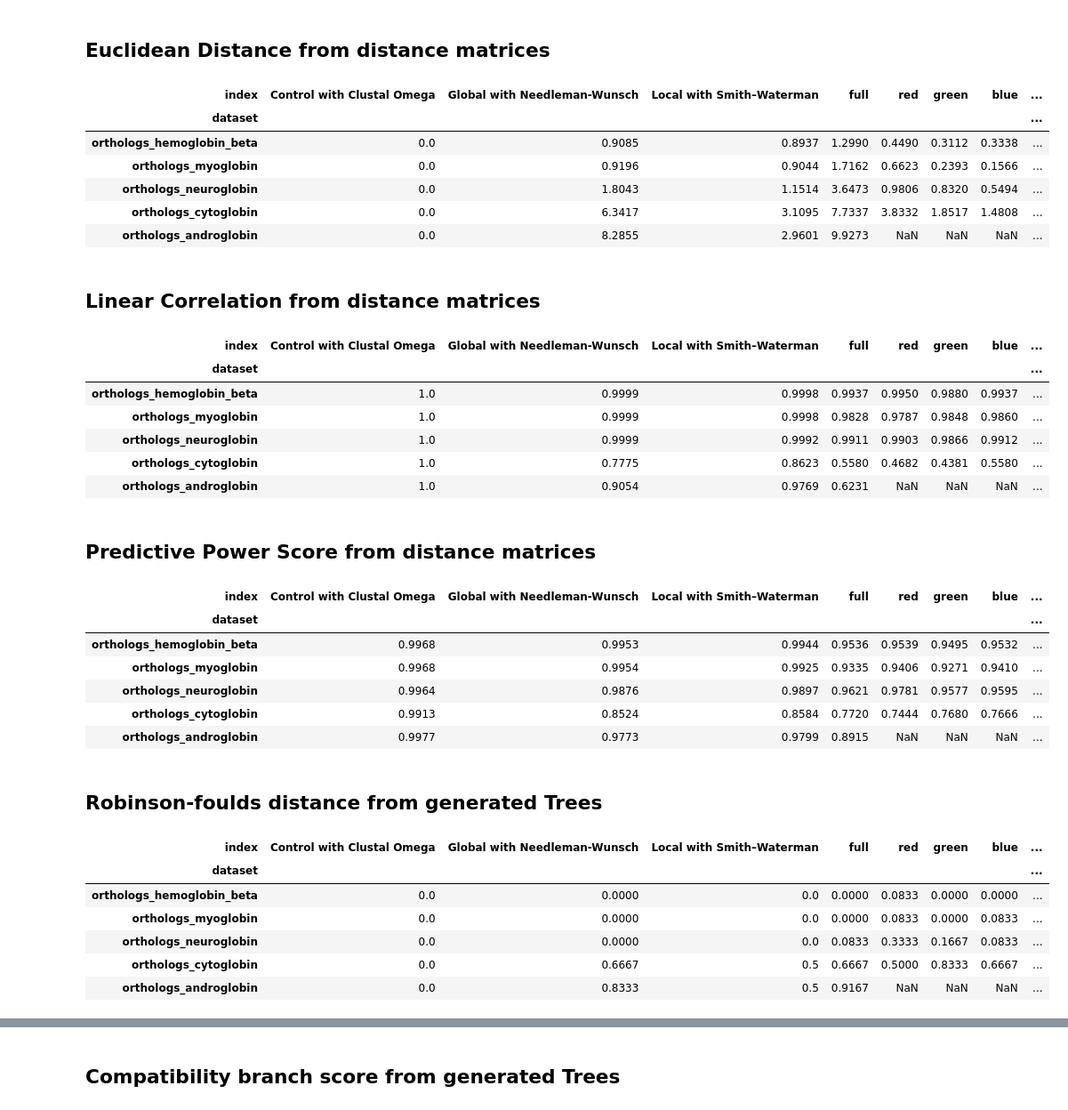
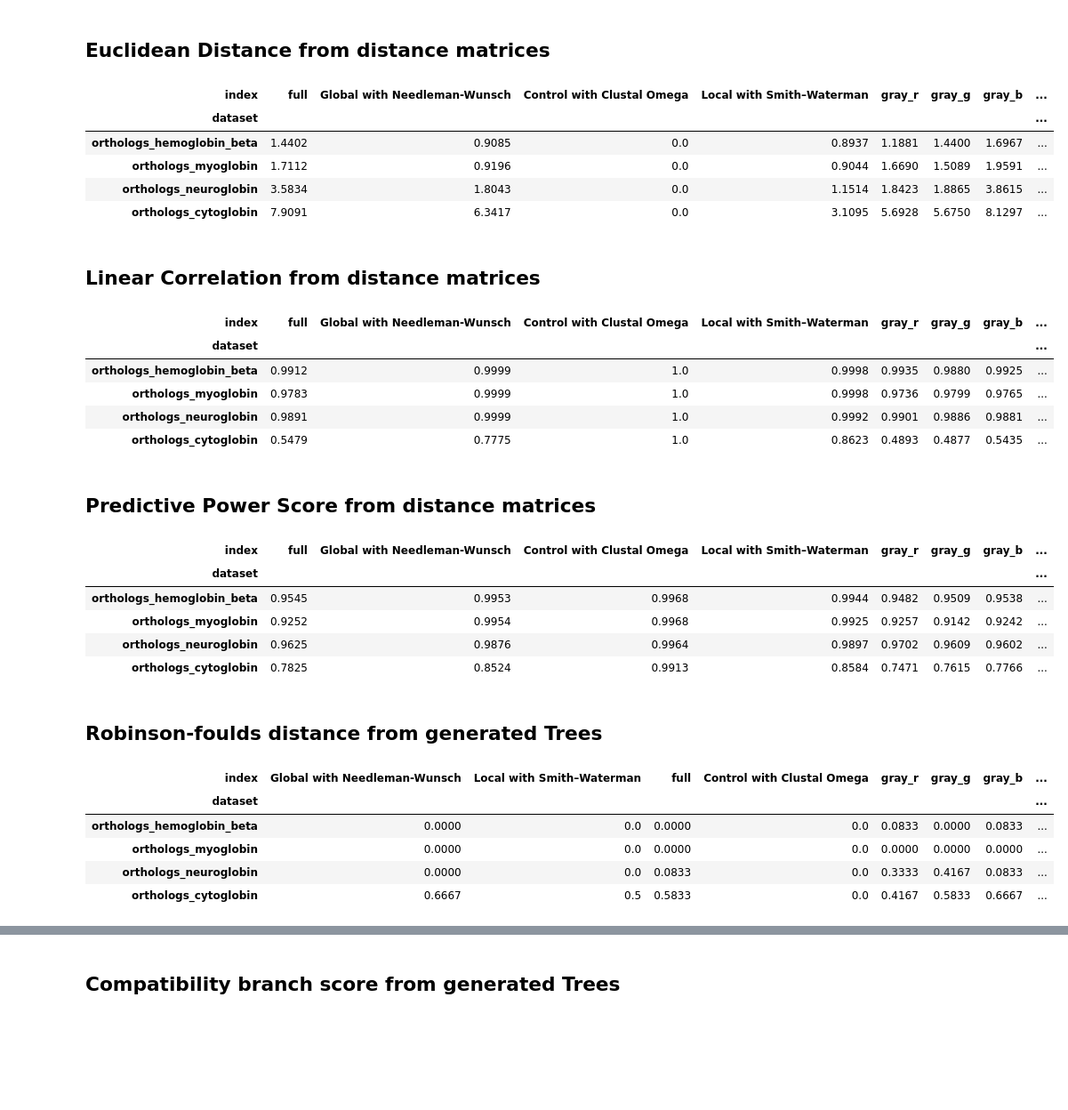
Before and after one commit to TreeTechDev/biomodelml, a Jupyter notebook: notebooks/results/v3/Feature Analysis by Channel.ipynb, the cells around one changed output, grey strips where cells are left out. Shown at 89% size. Cells and saved outputs as stored; diff of their text form; code cells hidden in the pictures; blank space fills up the shorter version.

```diff
--- a/notebooks/results/v3/Feature Analysis by Channel.ipynb
+++ b/notebooks/results/v3/Feature Analysis by Channel.ipynb
@@ -14,6 +14,8 @@ from IPython.core.display import display, HTML
 from ete3 import Tree
 # %%
 tree_path = "../../../data/trees"
+channels = ("full", "gray_r", "gray_g", "gray_b", "gray_mean")
+datasets = ["orthologs_hemoglobin_beta", "orthologs_myoglobin", "orthologs_neuroglobin", "orthologs_cytoglobin"]
 # %%
 def read_and_compare(dataset, channel="full"):
     result_dict = {}
@@ -34,23 +36,20 @@ def read_and_compare(dataset, channel="full"):
 # %% [markdown]
 ## Euclidean Distance from distance matrices
 # %%
-channels = ("full", "red", "green", "blue", "red_green", "red_blue", "green_blue", "gray_r", "gray_g", "gray_b", "gray_max", "gray_mean")
-datasets = ["orthologs_hemoglobin_beta", "orthologs_myoglobin", "orthologs_neuroglobin", "orthologs_cytoglobin", "orthologs_androglobin"]
 sum_dfs = []
 for channel in channels:
     dfs = []
     for dataset in datasets:
         dfs.append(read_and_compare(dataset, channel))
     sum_dfs.append(pandas.concat(dfs))
 pandas.concat(sum_dfs, axis=1).T.reset_index().drop_duplicates(["index"]).set_index("index").T
 # %% [output]
-| index | Control with Clustal Omega | Global with Needleman-Wunsch | Local with Smith–Waterman | full | red | green | blue | ... |
+| index | full | Global with Needleman-Wunsch | Control with Clustal Omega | Local with Smith–Waterman | gray_r | gray_g | gray_b | ... |
 | dataset |  |  |  |  |  |  |  | ... |
-| orthologs_hemoglobin_beta | 0.0 | 0.9085 | 0.8937 | 1.2990 | 0.4490 | 0.3112 | 0.3338 | ... |
-| orthologs_myoglobin | 0.0 | 0.9196 | 0.9044 | 1.7162 | 0.6623 | 0.2393 | 0.1566 | ... |
-| orthologs_neuroglobin | 0.0 | 1.8043 | 1.1514 | 3.6473 | 0.9806 | 0.8320 | 0.5494 | ... |
-| orthologs_cytoglobin | 0.0 | 6.3417 | 3.1095 | 7.7337 | 3.8332 | 1.8517 | 1.4808 | ... |
-| orthologs_androglobin | 0.0 | 8.2855 | 2.9601 | 9.9273 | NaN | NaN | NaN | ... |
+| orthologs_hemoglobin_beta | 1.4402 | 0.9085 | 0.0 | 0.8937 | 1.1881 | 1.4400 | 1.6967 | ... |
+| orthologs_myoglobin | 1.7112 | 0.9196 | 0.0 | 0.9044 | 1.6690 | 1.5089 | 1.9591 | ... |
+| orthologs_neuroglobin | 3.5834 | 1.8043 | 0.0 | 1.1514 | 1.8423 | 1.8865 | 3.8615 | ... |
+| orthologs_cytoglobin | 7.9091 | 6.3417 | 0.0 | 3.1095 | 5.6928 | 5.6750 | 8.1297 | ... |
 # %%
 def read_and_linear_correlate(dataset, channel="full"):
     result_dict = {}
@@ -71,8 +70,6 @@ def read_and_linear_correlate(dataset, channel="full"):
 # %% [markdown]
 ## Linear Correlation from distance matrices
 # %%
-channels = ("full", "red", "green", "blue", "red_green", "red_blue", "green_blue", "gray_r", "gray_g", "gray_b", "gray_max", "gray_mean")
-datasets = ["orthologs_hemoglobin_beta", "orthologs_myoglobin", "orthologs_neuroglobin", "orthologs_cytoglobin", "orthologs_androglobin"]
 sum_dfs = []
 for channel in channels:
     dfs = []
@@ -81,13 +78,12 @@ for channel in channels:
     sum_dfs.append(pandas.concat(dfs))
 pandas.concat(sum_dfs, axis=1).T.reset_index().drop_duplicates(["index"]).set_index("index").T
 # %% [output]
-| index | Control with Clustal Omega | Global with Needleman-Wunsch | Local with Smith–Waterman | full | red | green | blue | ... |
+| index | full | Global with Needleman-Wunsch | Control with Clustal Omega | Local with Smith–Waterman | gray_r | gray_g | gray_b | ... |
 | dataset |  |  |  |  |  |  |  | ... |
-| orthologs_hemoglobin_beta | 1.0 | 0.9999 | 0.9998 | 0.9937 | 0.9950 | 0.9880 | 0.9937 | ... |
-| orthologs_myoglobin | 1.0 | 0.9999 | 0.9998 | 0.9828 | 0.9787 | 0.9848 | 0.9860 | ... |
-| orthologs_neuroglobin | 1.0 | 0.9999 | 0.9992 | 0.9911 | 0.9903 | 0.9866 | 0.9912 | ... |
-| orthologs_cytoglobin | 1.0 | 0.7775 | 0.8623 | 0.5580 | 0.4682 | 0.4381 | 0.5580 | ... |
-| orthologs_androglobin | 1.0 | 0.9054 | 0.9769 | 0.6231 | NaN | NaN | NaN | ... |
+| orthologs_hemoglobin_beta | 0.9912 | 0.9999 | 1.0 | 0.9998 | 0.9935 | 0.9880 | 0.9925 | ... |
+| orthologs_myoglobin | 0.9783 | 0.9999 | 1.0 | 0.9998 | 0.9736 | 0.9799 | 0.9765 | ... |
+| orthologs_neuroglobin | 0.9891 | 0.9999 | 1.0 | 0.9992 | 0.9901 | 0.9886 | 0.9881 | ... |
+| orthologs_cytoglobin | 0.5479 | 0.7775 | 1.0 | 0.8623 | 0.4893 | 0.4877 | 0.5435 | ... |
 # %%
 def read_and_correlate(dataset, channel="full"):
     result_dict = {}
@@ -109,8 +105,6 @@ def read_and_correlate(dataset, channel="full"):
 # %% [markdown]
 ## Predictive Power Score from distance matrices
 # %%
-channels = ("full", "red", "green", "blue", "red_green", "red_blue", "green_blue", "gray_r", "gray_g", "gray_b", "gray_max", "gray_mean")
-datasets = ["orthologs_hemoglobin_beta", "orthologs_myoglobin", "orthologs_neuroglobin", "orthologs_cytoglobin", "orthologs_androglobin"]
 sum_dfs = []
 for channel in channels:
     dfs = []
@@ -119,13 +113,12 @@ for channel in channels:
     sum_dfs.append(pandas.concat(dfs))
 pandas.concat(sum_dfs, axis=1).T.reset_index().drop_duplicates(["index"]).set_index("index").T
 # %% [output]
-| index | Control with Clustal Omega | Global with Needleman-Wunsch | Local with Smith–Waterman | full | red | green | blue | ... |
+| index | full | Global with Needleman-Wunsch | Control with Clustal Omega | Local with Smith–Waterman | gray_r | gray_g | gray_b | ... |
 | dataset |  |  |  |  |  |  |  | ... |
-| orthologs_hemoglobin_beta | 0.9968 | 0.9953 | 0.9944 | 0.9536 | 0.9539 | 0.9495 | 0.9532 | ... |
-| orthologs_myoglobin | 0.9968 | 0.9954 | 0.9925 | 0.9335 | 0.9406 | 0.9271 | 0.9410 | ... |
-| orthologs_neuroglobin | 0.9964 | 0.9876 | 0.9897 | 0.9621 | 0.9781 | 0.9577 | 0.9595 | ... |
-| orthologs_cytoglobin | 0.9913 | 0.8524 | 0.8584 | 0.7720 | 0.7444 | 0.7680 | 0.7666 | ... |
-| orthologs_androglobin | 0.9977 | 0.9773 | 0.9799 | 0.8915 | NaN | NaN | NaN | ... |
+| orthologs_hemoglobin_beta | 0.9545 | 0.9953 | 0.9968 | 0.9944 | 0.9482 | 0.9509 | 0.9538 | ... |
+| orthologs_myoglobin | 0.9252 | 0.9954 | 0.9968 | 0.9925 | 0.9257 | 0.9142 | 0.9242 | ... |
+| orthologs_neuroglobin | 0.9625 | 0.9876 | 0.9964 | 0.9897 | 0.9702 | 0.9609 | 0.9602 | ... |
+| orthologs_cytoglobin | 0.7825 | 0.8524 | 0.9913 | 0.8584 | 0.7471 | 0.7615 | 0.7766 | ... |
 # %%
 def read_and_tree_compare(dataset, channel="full", control="Control with Clustal Omega"):
     result_dict = {}
@@ -147,8 +140,6 @@ def read_and_tree_compare(dataset, channel="full", control="Control with Clustal
 # %% [markdown]
 ## Robinson-foulds distance from generated Trees
 # %%
-channels = ("full", "red", "green", "blue", "red_green", "red_blue", "green_blue", "gray_r", "gray_g", "gray_b", "gray_max", "gray_mean")
-datasets = ["orthologs_hemoglobin_beta", "orthologs_myoglobin", "orthologs_neuroglobin", "orthologs_cytoglobin", "orthologs_androglobin"]
 sum_dfs = []
 for channel in channels:
     dfs = []
@@ -157,11 +148,10 @@ for channel in channels:
     sum_dfs.append(pandas.concat(dfs))
 pandas.concat(sum_dfs, axis=1).T.reset_index().drop_duplicates(["index"]).set_index("index").T
 # %% [output]
-| index | Control with Clustal Omega | Global with Needleman-Wunsch | Local with Smith–Waterman | full | red | green | blue | ... |
+| index | Global with Needleman-Wunsch | Local with Smith–Waterman | full | Control with Clustal Omega | gray_r | gray_g | gray_b | ... |
 | dataset |  |  |  |  |  |  |  | ... |
-| orthologs_hemoglobin_beta | 0.0 | 0.0000 | 0.0 | 0.0000 | 0.0833 | 0.0000 | 0.0000 | ... |
-| orthologs_myoglobin | 0.0 | 0.0000 | 0.0 | 0.0000 | 0.0833 | 0.0000 | 0.0833 | ... |
-| orthologs_neuroglobin | 0.0 | 0.0000 | 0.0 | 0.0833 | 0.3333 | 0.1667 | 0.0833 | ... |
-| orthologs_cytoglobin | 0.0 | 0.6667 | 0.5 | 0.6667 | 0.5000 | 0.8333 | 0.6667 | ... |
-| orthologs_androglobin | 0.0 | 0.8333 | 0.5 | 0.9167 | NaN | NaN | NaN | ... |
+| orthologs_hemoglobin_beta | 0.0000 | 0.0 | 0.0000 | 0.0 | 0.0833 | 0.0000 | 0.0833 | ... |
+| orthologs_myoglobin | 0.0000 | 0.0 | 0.0000 | 0.0 | 0.0000 | 0.0000 | 0.0000 | ... |
+| orthologs_neuroglobin | 0.0000 | 0.0 | 0.0833 | 0.0 | 0.3333 | 0.4167 | 0.0833 | ... |
+| orthologs_cytoglobin | 0.6667 | 0.5 | 0.5833 | 0.0 | 0.4167 | 0.5833 | 0.6667 | ... |
 # %%
```
Also changed, not shown: parts of 5 cells of this notebook, 3 other files.
